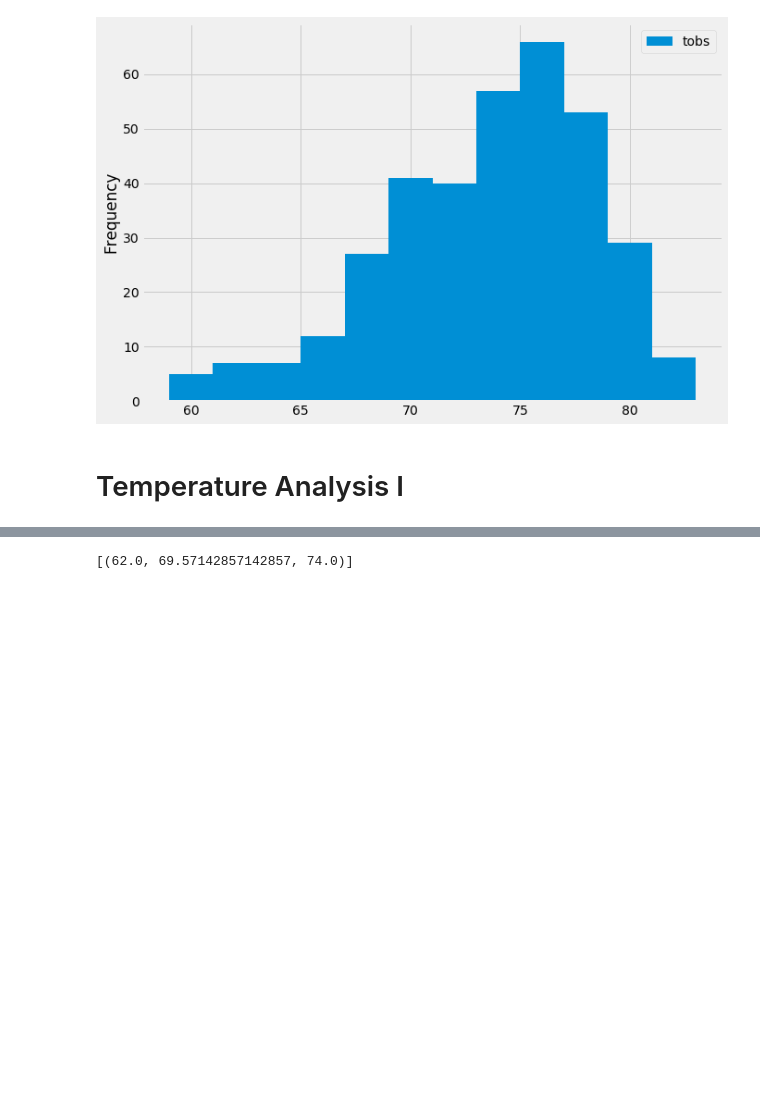
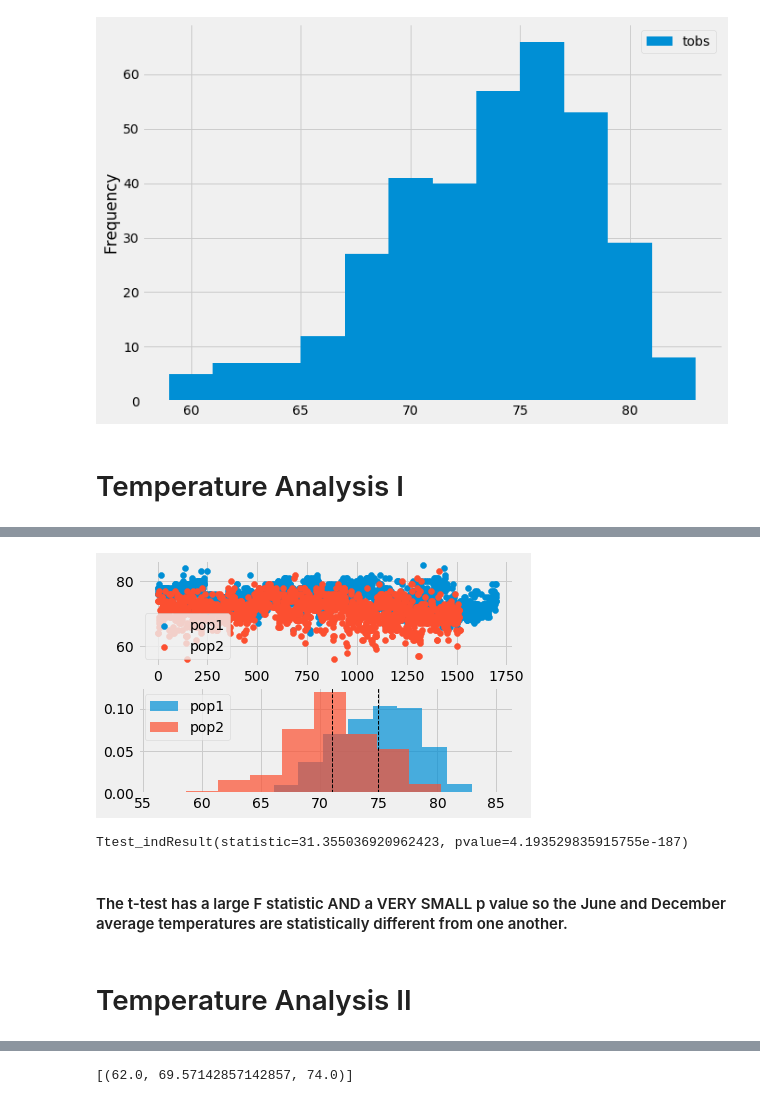
Before and after one commit to kipmadden/sqlalchemy-challenge, a Jupyter notebook: climate_starter.ipynb, the cells around one changed output, grey strips where cells are left out. Cells and saved outputs as stored; diff of their text form; code cells hidden in the pictures; blank space fills up the shorter version.

Commit message:
Finished Temp I & Temp II extra credit

```diff
--- a/climate_starter.ipynb
+++ b/climate_starter.ipynb
@@ -227,0 +234,7 @@ plt.show()
+# %%
+# Determine the average temperature for June
+june_temps = session.query(Measurement.tobs).\
+        filter(Measurement.date.like("%-06-%")).all()
+june_avg_temp = session.query(func.avg(Measurement.tobs)).\
+        filter(Measurement.date.like("%-06-%")).scalar()
+print(f"Avg June temp for all stations and all years is: {round(june_avg_temp,2)} F")
@@ -227,0 +243,7 @@ plt.show()
+# %%
+# Determine the average temperature for December
+dec_temps = session.query(Measurement.tobs).\
+        filter(Measurement.date.like("%-12-%")).all()
+dec_avg_temp = session.query(func.avg(Measurement.tobs)).\
+        filter(Measurement.date.like("%-12-%")).scalar()
+print(f"Avg December temp for all stations and all years is: {round(dec_avg_temp,2)} F")
@@ -227,0 +255,30 @@ plt.show()
+# %%
+# Generate function to do a t-test plot pair
+def ttestplot(pop1, pop2):
+    # Scatter Plot of Data
+    plt.subplot(2, 1, 1)
+    plt.scatter(range(len(pop1)), pop1, label="pop1")
+    plt.scatter(range(len(pop2)), pop2, label="pop2")
+    plt.legend()
+
+    # Histogram Plot of Data
+    plt.subplot(2, 1, 2)
+    plt.hist(pop1, 10, density=True, alpha=0.7, label="pop1")
+    plt.hist(pop2, 10, density=True, alpha=0.7, label="pop2")
+    plt.axvline(mean(pop1), color='k', linestyle='dashed', linewidth=1)
+    plt.axvline(mean(pop2), color='k', linestyle='dashed', linewidth=1)
+    plt.legend()
+# %%
+june_temp_list = [item for t in june_temps for item in t]
+dec_temp_list = [item for t in dec_temps for item in t]
+# %%
+ttestplot(june_temp_list,dec_temp_list)
+# %% [output]
+[figure, added]
+# %%
+# Run a t-test between the June temps and Dec temps
+stats.ttest_ind(june_temp_list,dec_temp_list, equal_var=False)
+# %% [output]
+Ttest_indResult(statistic=31.355036920962423, pvalue=4.193529835915755e-187)
+# %% [markdown]
+#### The t-test has a large F statistic AND a VERY SMALL p value so the June and December average temperatures are statistically different from one another.
@@ -227,0 +291,2 @@ plt.show()
+# %% [markdown]
+# Temperature Analysis II
```
Also changed, not shown: parts of 23 cells of this notebook.
